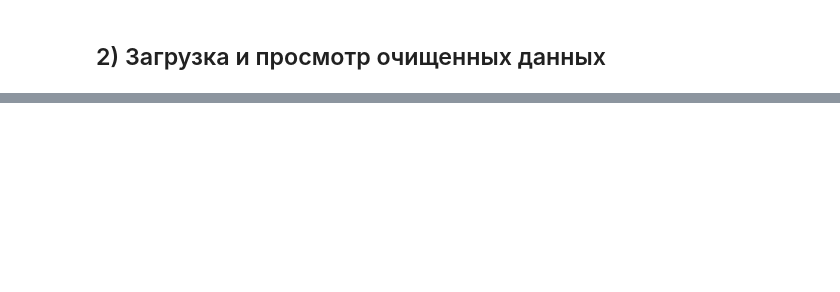
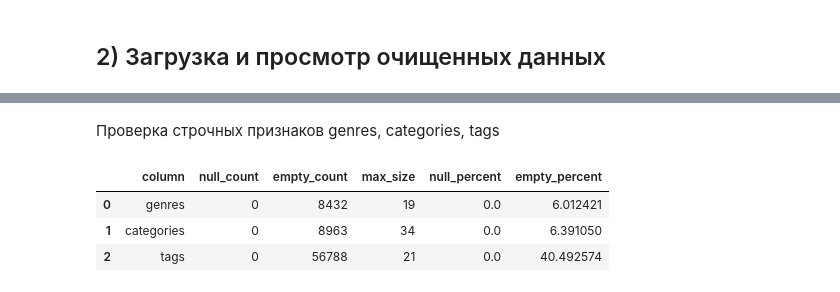
Before and after one commit to 6N-1-K9/big_data_light, a Jupyter notebook: notebooks/lab_1_part_2.ipynb, the cells around one changed output, grey strips where cells are left out. Drawn from its saved outputs; the diff is of its cells as text; code cells hidden in the pictures; blank space fills up the shorter version.

```diff
--- a/notebooks/lab_1_part_2.ipynb
+++ b/notebooks/lab_1_part_2.ipynb
@@ -207,0 +355,67 @@ null_counts.show(
+# %% [markdown]
+Проверка строчных признаков genres, categories, tags
+# %%
+array_columns = [
+    field.name
+    for field in df.schema.fields
+    if isinstance(field.dataType, ArrayType)
+]
+
+array_report = []
+
+for column_name in array_columns:
+    stats = (
+        df
+        .select(
+            spark_sum(
+                when(
+                    col(column_name).isNull(),
+                    1,
+                ).otherwise(0)
+            ).alias("null_count"),
+
+            spark_sum(
+                when(
+                    col(column_name).isNotNull()
+                    & (size(col(column_name)) == 0),
+                    1,
+                ).otherwise(0)
+            ).alias("empty_count"),
+
+            spark_max(
+                size(col(column_name))
+            ).alias("max_size"),
+        )
+        .first()
+    )
+
+    array_report.append(
+        {
+            "column": column_name,
+            "null_count": stats["null_count"],
+            "empty_count": stats["empty_count"],
+            "max_size": stats["max_size"],
+        }
+    )
+
+
+array_report = pd.DataFrame(array_report)
+
+array_report["null_percent"] = (
+    array_report["null_count"]
+    / total_rows
+    * 100
+)
+
+array_report["empty_percent"] = (
+    array_report["empty_count"]
+    / total_rows
+    * 100
+)
+
+display(array_report)
+# %% [output]
+|  | column | null_count | empty_count | max_size | null_percent | empty_percent |
+| 0 | genres | 0 | 8432 | 19 | 0.0 | 6.012421 |
+| 1 | categories | 0 | 8963 | 34 | 0.0 | 6.391050 |
+| 2 | tags | 0 | 56788 | 21 | 0.0 | 40.492574 |
```
Also changed, not shown: parts of 41 cells of this notebook, 2 other files.
